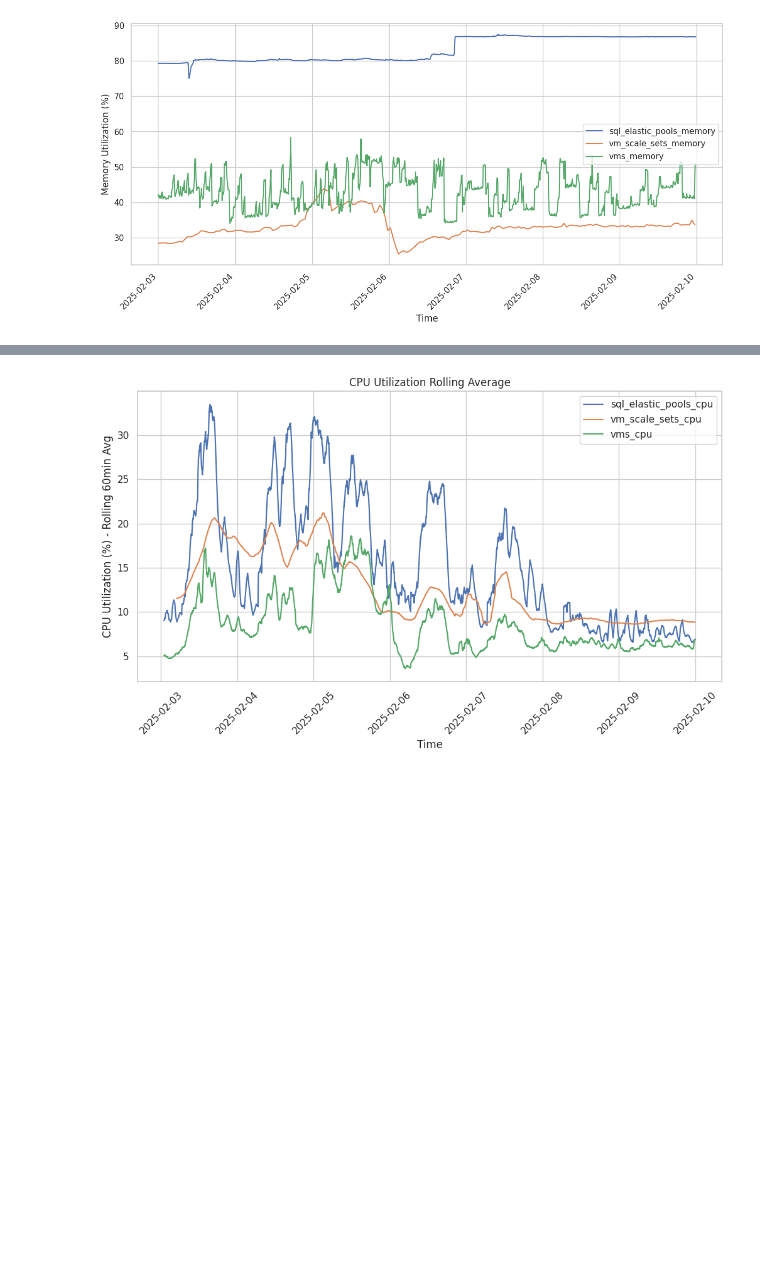
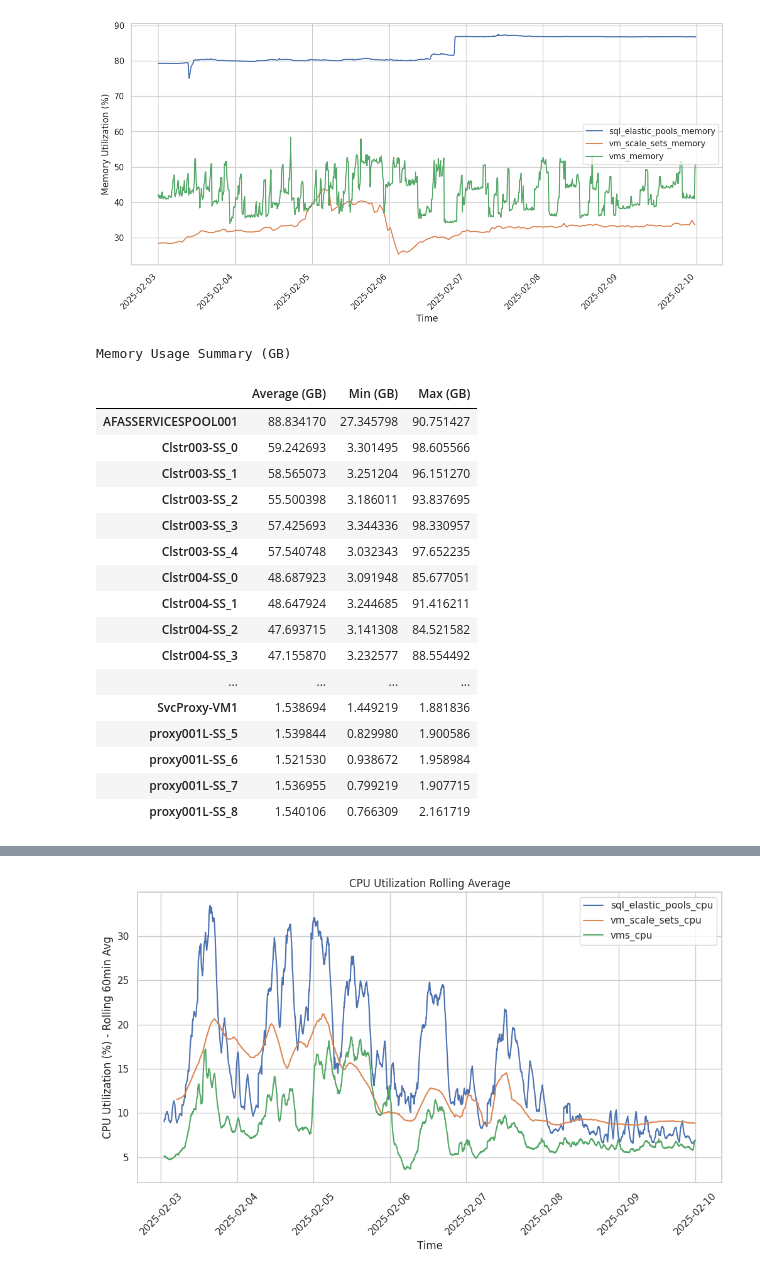
Before and after one commit to S2-group/afas-sci-case-study-2025, a Jupyter notebook: baseline_calculation/performance.ipynb, the cells around one changed output, grey strips where cells are left out. Saved outputs shown, nothing was run; the diff lists cells and outputs as text; code cells hidden in the pictures; blank space fills up the shorter version.

Commit message:
Updated data + added data summaries to Jupyter Notebook.

```diff
--- a/baseline_calculation/performance.ipynb
+++ b/baseline_calculation/performance.ipynb
@@ -19,17 +19,24 @@ memory_files = [
     "azure_data/processed_data/vms_memory_utilization.csv"
 ]
 
+memory_used_files = [
+    "azure_data/processed_data/sql_elastic_pools_memory_used.csv",
+    "azure_data/processed_data/vm_scale_sets_memory_used.csv",
+    "azure_data/processed_data/vms_memory_used.csv"
+]
+
 def load_utilization_data(files, metric_type):
     dfs = []
     for file in files:
         df = pd.read_csv(file)
         df["Timestamp"] = pd.to_datetime(df["Timestamp"], format="%d/%m/%Y %H:%M")
-        df["Source"] = file.split("/")[-1].replace("_utilization.csv", "")
+        df["Source"] = file.split("/")[-1].replace("_utilization.csv", "").replace("_used.csv", "")
         dfs.append(df)
     return pd.concat(dfs, ignore_index=True)
 
 cpu_data = load_utilization_data(cpu_files, "CPU Utilization")
 memory_data = load_utilization_data(memory_files, "Memory Utilization")
+memory_used_data = load_utilization_data(memory_used_files, "Memory Used")
 
 def plot_utilization(df, metric):
     plt.figure(figsize=(12, 6))
@@ -62,3 +69,37 @@ plot_utilization(cpu_data, "CPU Utilization")
 plot_utilization(memory_data, "Memory Utilization")
 # %% [output]
 [figure]
+# %%
+def generate_memory_summary(df):
+    numeric_data = df.select_dtypes(include=[np.number]) / (1024 ** 3)
+
+    summary_table = numeric_data.describe().loc[["mean", "min", "max"]].T
+    summary_table.columns = ["Average (GB)", "Min (GB)", "Max (GB)"]
+    summary_table = summary_table.sort_index()
+
+    return summary_table
+
+
+memory_summary = generate_memory_summary(memory_used_data)
+
+print("Memory Usage Summary (GB)")
+display(memory_summary)
+# %% [output]
+Memory Usage Summary (GB)
+|  | Average (GB) | Min (GB) | Max (GB) |
+| AFASSERVICESPOOL001 | 88.834170 | 27.345798 | 90.751427 |
+| Clstr003-SS_0 | 59.242693 | 3.301495 | 98.605566 |
+| Clstr003-SS_1 | 58.565073 | 3.251204 | 96.151270 |
+| Clstr003-SS_2 | 55.500398 | 3.186011 | 93.837695 |
+| Clstr003-SS_3 | 57.425693 | 3.344336 | 98.330957 |
+| Clstr003-SS_4 | 57.540748 | 3.032343 | 97.652235 |
+| Clstr004-SS_0 | 48.687923 | 3.091948 | 85.677051 |
+| Clstr004-SS_1 | 48.647924 | 3.244685 | 91.416211 |
+| Clstr004-SS_2 | 47.693715 | 3.141308 | 84.521582 |
+| Clstr004-SS_3 | 47.155870 | 3.232577 | 88.554492 |
+| ... | ... | ... | ... |
+| SvcProxy-VM1 | 1.538694 | 1.449219 | 1.881836 |
+| proxy001L-SS_5 | 1.539844 | 0.829980 | 1.900586 |
+| proxy001L-SS_6 | 1.521530 | 0.938672 | 1.958984 |
+| proxy001L-SS_7 | 1.536955 | 0.799219 | 1.907715 |
+| proxy001L-SS_8 | 1.540106 | 0.766309 | 2.161719 |
```
Also changed, not shown: parts of 2 cells of this notebook, 3 other files.
